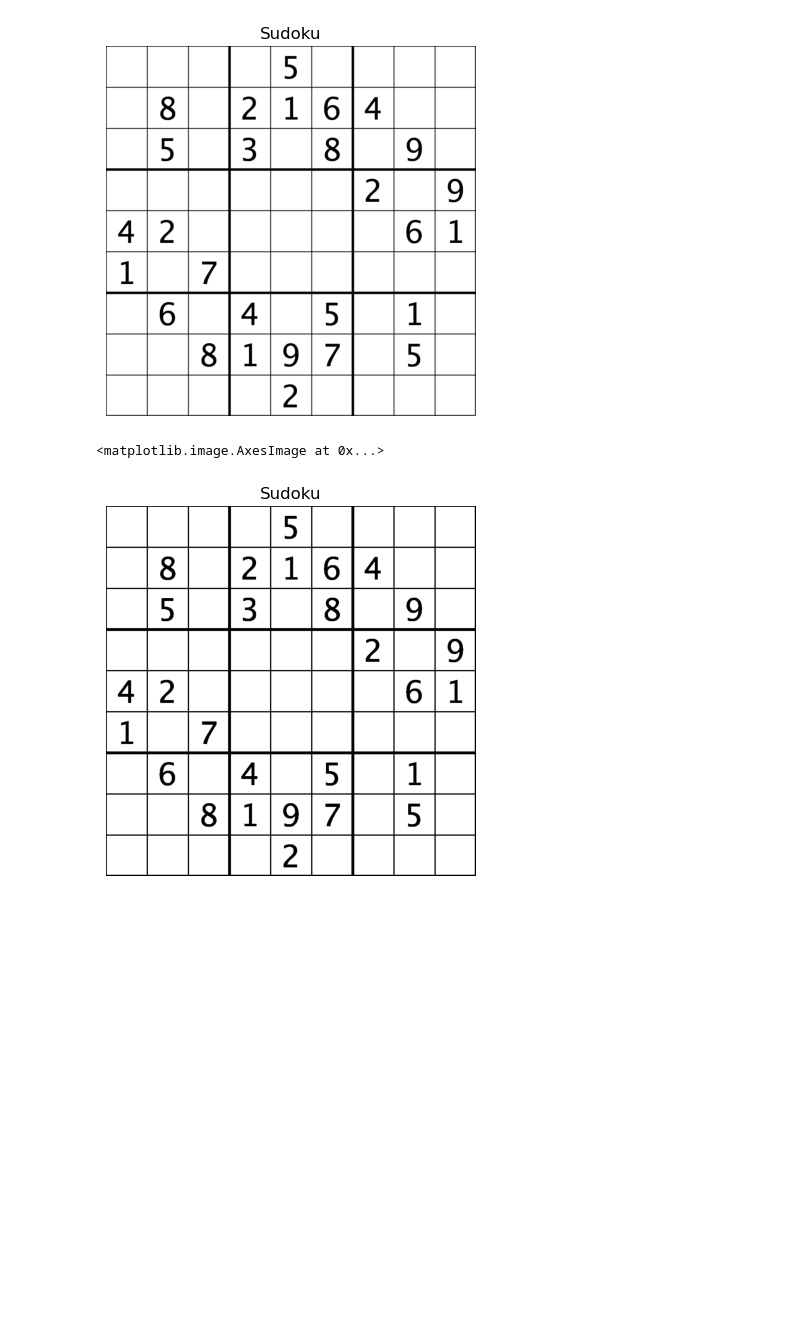
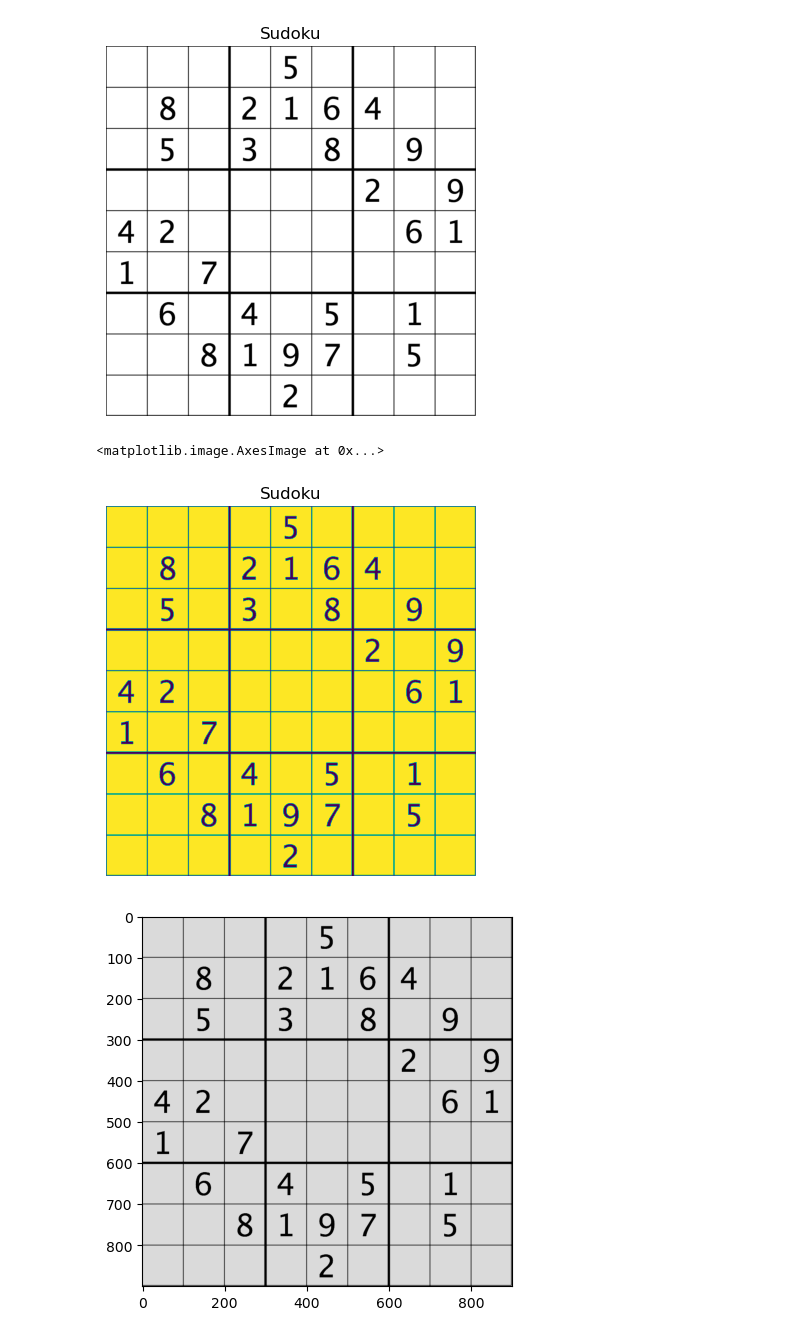
Before and after one commit to joejcollins/aqua-marina, a Jupyter notebook: note_books/034_keep_low_intensity.ipynb, the cells around one changed output. Saved outputs shown, nothing was run; the diff lists cells and outputs as text; code cells hidden in the pictures; blank space fills up the shorter version.

```diff
--- a/note_books/034_keep_low_intensity.ipynb
+++ b/note_books/034_keep_low_intensity.ipynb
@@ -5,14 +5,21 @@ import imageio.v3 as iio
 from aqua_marina import file_finder_service, image_display
 
 sudoku_path = file_finder_service.find_training_image("sudoku.png")
-sudoku_image = iio.imread(uri=sudoku_path)
-image_display.show(sudoku_image, title="Sudoku")
+sudoku_image = iio.imread(uri=sudoku_path, mode="L")
+image_display.show(sudoku_image, title="Sudoku", cmap="gray")
 # %% [output]
 <matplotlib.image.AxesImage at 0x...>
 [figure]
-# %%
-sudoku_image[sudoku_image < 192] = 0
-image_display.show(sudoku_image, title="Sudoku")
-# %% [output]
-<matplotlib.image.AxesImage at 0x...>
-[figure, removed]
+# %%
+
+from matplotlib import pyplot
+
+sudoku_image[sudoku_image > 192] = 192
+image_display.show(sudoku_image, title="Sudoku")
+
+fig, ax = pyplot.subplots()
+ax.imshow(sudoku_image, cmap="gray", vmax=225, vmin=0)
+# %% [output]
+<matplotlib.image.AxesImage at 0x...>
+[figure, added]
+[figure, added]
```
Also changed, not shown: 7 other files.
